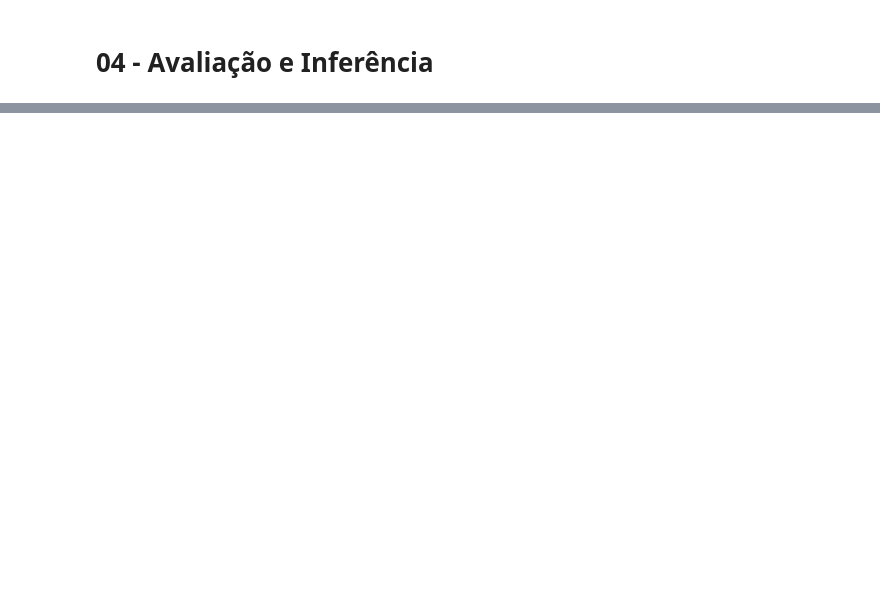
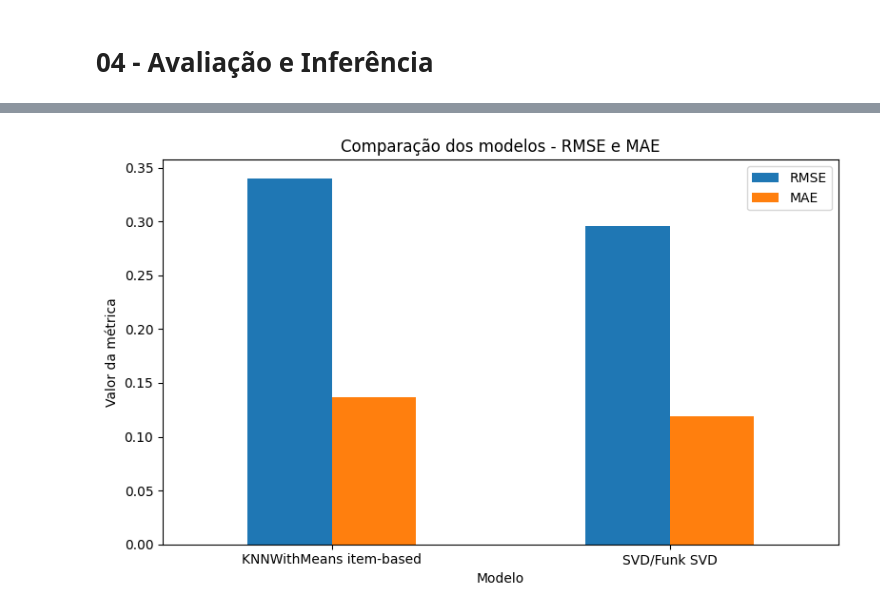
Before and after one commit to Kdu07/recomendashow, a Jupyter notebook: src/aad/04_avaliacao_inferencia.ipynb, the cells around one changed output, grey strips where cells are left out. Cells and saved outputs as stored; diff of their text form; code cells hidden in the pictures; blank space fills up the shorter version.

```diff
--- a/src/aad/04_avaliacao_inferencia.ipynb
+++ b/src/aad/04_avaliacao_inferencia.ipynb
@@ -28,0 +241,20 @@
+# %%
+comparacao_regressao = pd.DataFrame({
+    "Modelo": [
+        "KNNWithMeans item-based",
+        "SVD/Funk SVD"
+    ],
+    "RMSE": [
+        rmse_knn,
+        rmse_svd
+    ],
+    "MAE": [
+        mae_knn,
+        mae_svd
+    ]
+})
+
+comparacao_regressao["Melhor_RMSE"] = comparacao_regressao["RMSE"] == comparacao_regressao["RMSE"].min()
+comparacao_regressao["Melhor_MAE"] = comparacao_regressao["MAE"] == comparacao_regressao["MAE"].min()
+
+comparacao_regressao
@@ -28,0 +457,16 @@
+# %%
+comparacao_regressao_plot = comparacao_regressao.set_index("Modelo")
+
+comparacao_regressao_plot[["RMSE", "MAE"]].plot(
+    kind="bar",
+    figsize=(8, 5)
+)
+
+plt.title("Comparação dos modelos - RMSE e MAE")
+plt.ylabel("Valor da métrica")
+plt.xlabel("Modelo")
+plt.xticks(rotation=0)
+plt.tight_layout()
+plt.show()
+# %% [output]
+[figure, added]
```
Also changed, not shown: parts of 56 cells of this notebook.
